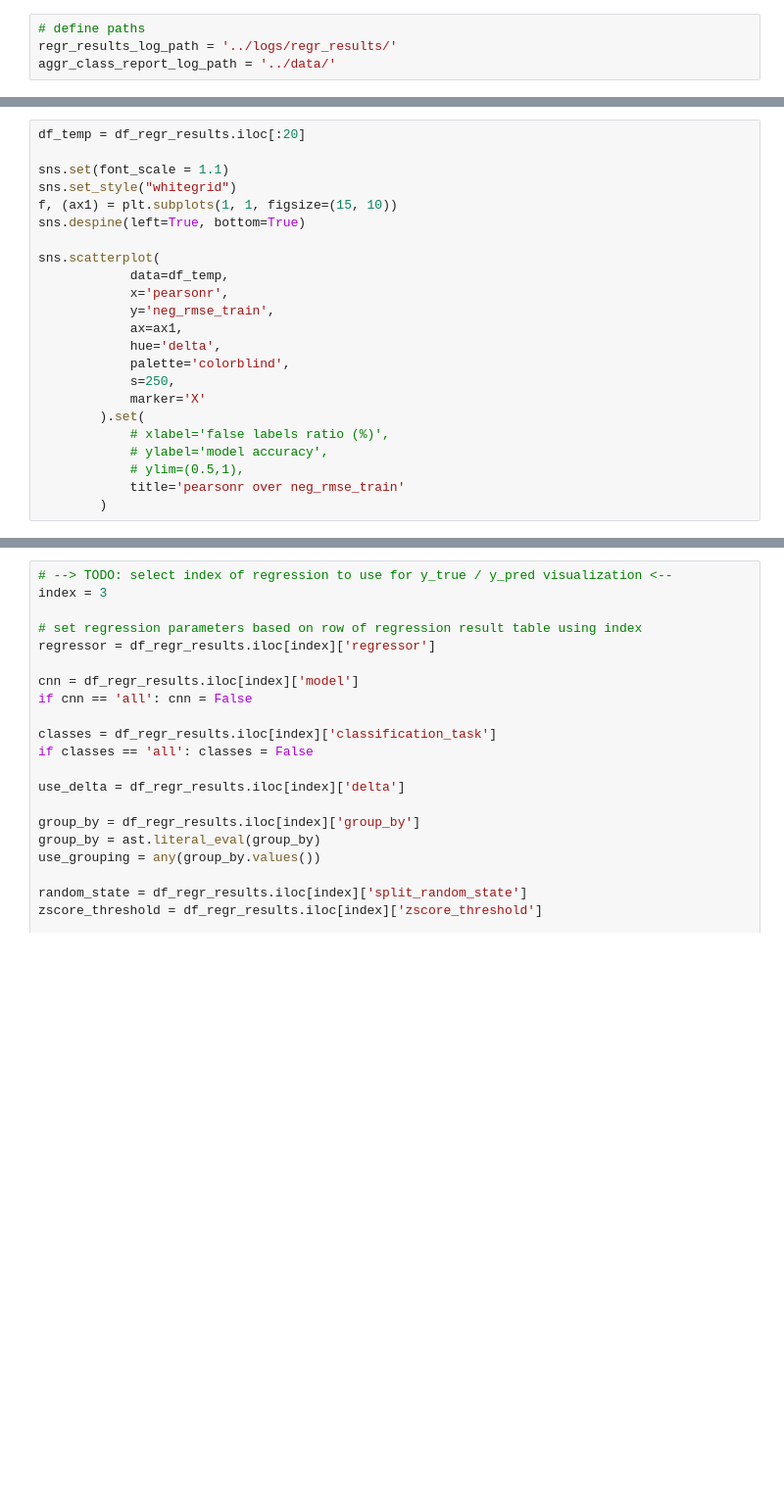
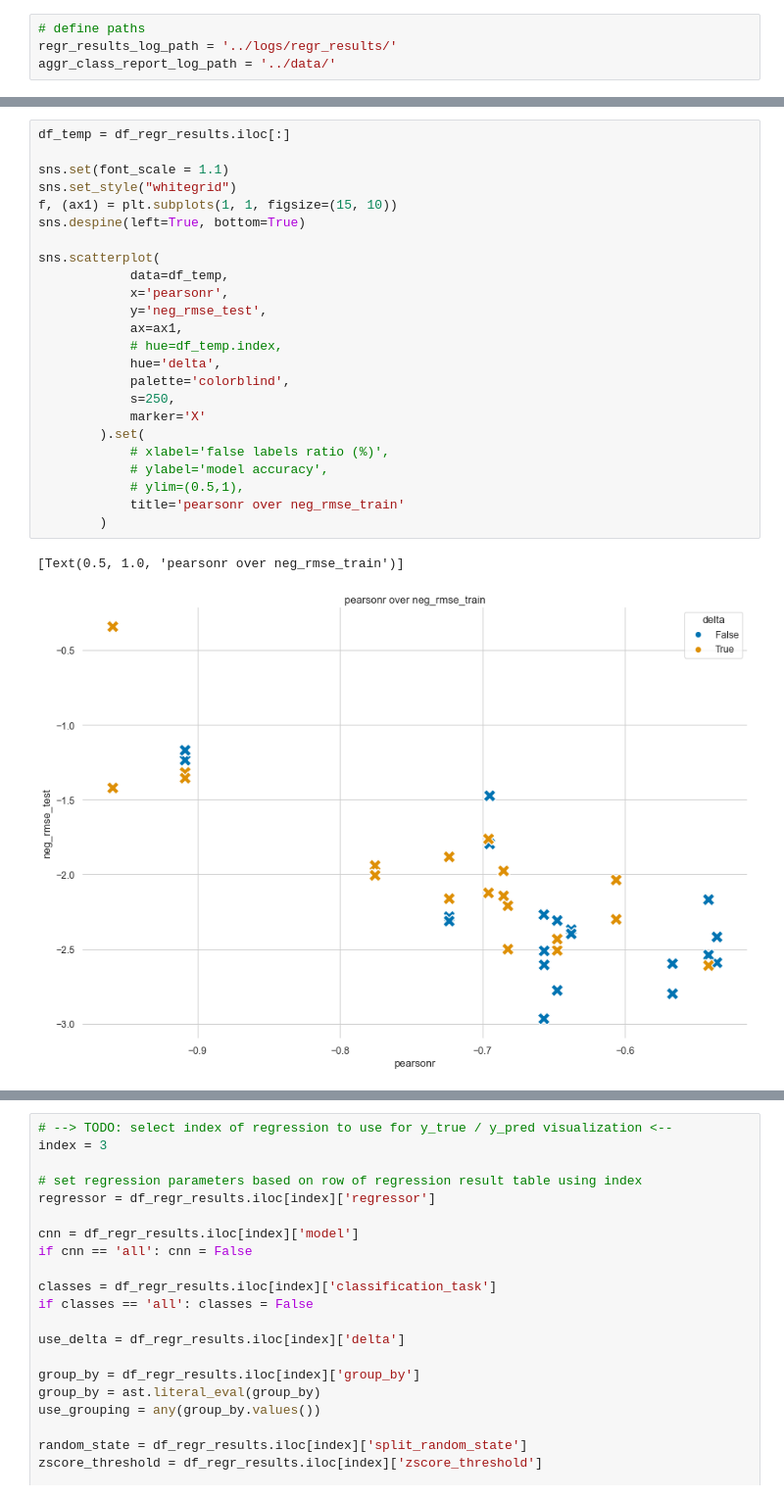
Before and after one commit to at-gmbh/corrupted-labels-effect, a Jupyter notebook: notebooks/result_regression.ipynb, the cells around one changed output, grey strips where cells are left out. Shown at 98% size. Drawn from its saved outputs; the diff is of its cells as text; blank space fills up the shorter version.

```diff
--- a/notebooks/result_regression.ipynb
+++ b/notebooks/result_regression.ipynb
@@ -33,23 +51,27 @@ df_regr_results
 # %%
-df_temp = df_regr_results.iloc[:20]
+df_temp = df_regr_results.iloc[:]
 
 sns.set(font_scale = 1.1)
 sns.set_style("whitegrid")
 f, (ax1) = plt.subplots(1, 1, figsize=(15, 10))
 sns.despine(left=True, bottom=True)
 
 sns.scatterplot(
             data=df_temp,
             x='pearsonr',
-            y='neg_rmse_train',
+            y='neg_rmse_test',
             ax=ax1,
+            # hue=df_temp.index,
             hue='delta',
             palette='colorblind',
             s=250,
             marker='X'
         ).set(
             # xlabel='false labels ratio (%)',
             # ylabel='model accuracy',
             # ylim=(0.5,1),
             title='pearsonr over neg_rmse_train'
         )
+# %% [output]
+[Text(0.5, 1.0, 'pearsonr over neg_rmse_train')]
+[figure, added]
```
Also changed, not shown: parts of 4 cells of this notebook.
